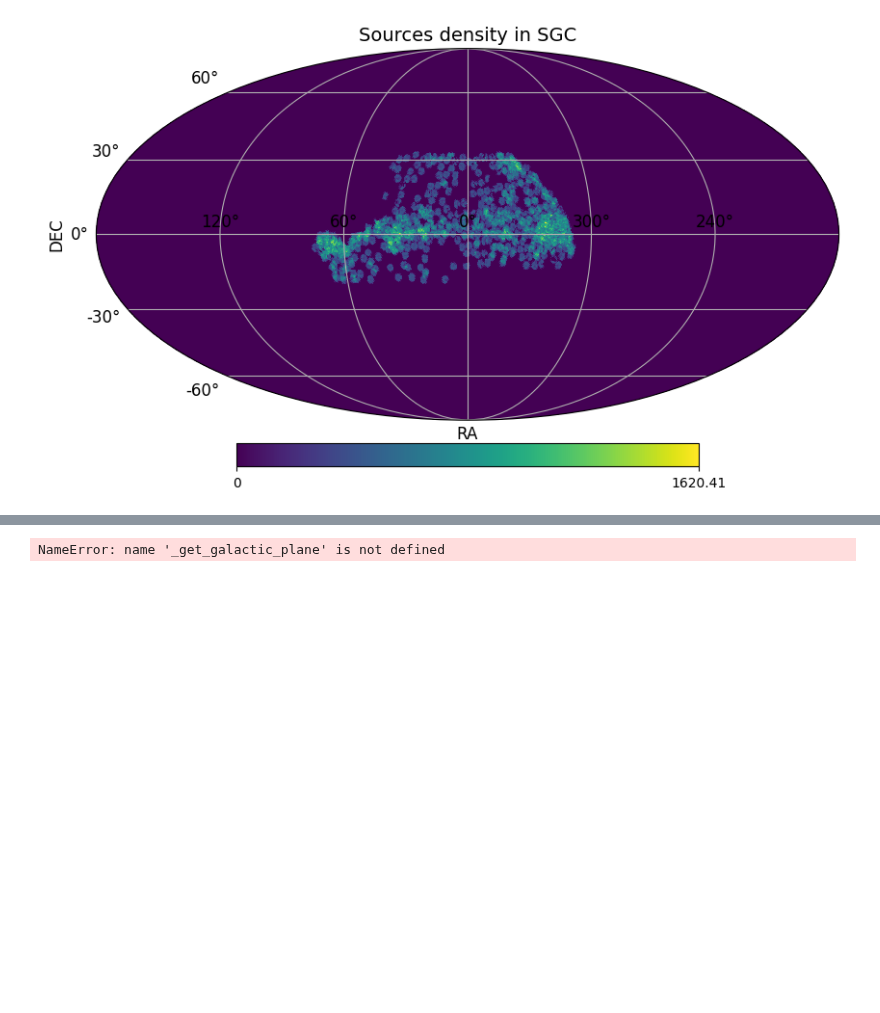
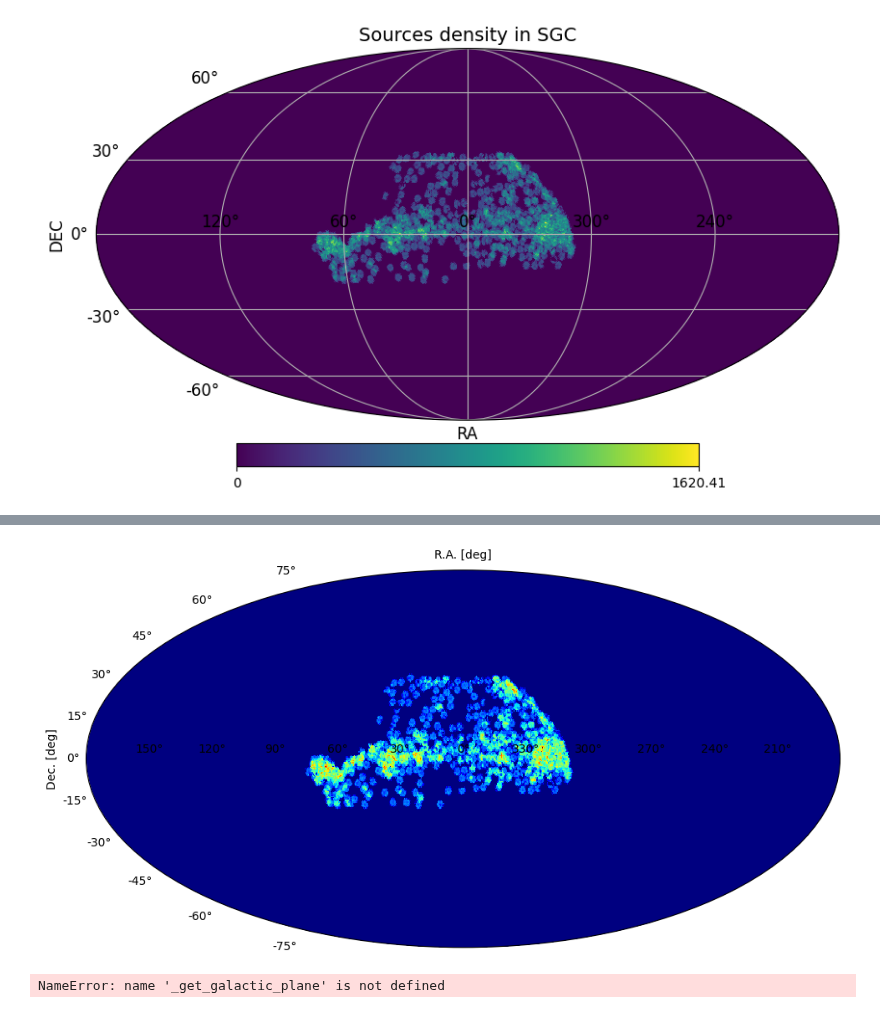
Before and after one commit to MarrybellMB/M2_Stage_Code, a Jupyter notebook: DESI Training.ipynb, the cells around one changed output, grey strips where cells are left out. Drawn from its saved outputs; the diff is of its cells as text; code cells hidden in the pictures; blank space fills up the shorter version.

```diff
--- a/DESI Training.ipynb
+++ b/DESI Training.ipynb
@@ -287,5 +216,7 @@ plot_moll2(NGC["RA"], NGC["DEC"], NSource_NGC/area_deg2, "NGC", show_legend = Fa
 # %%
-plot_moll(NSource_NGC/area_deg2, "NGC")
+plot_moll2(NSource_SGC/area_deg2, "SGC", rot=0);
+# %% [output]
+[figure, added]
 # %%
 plot_moll(NSource_SGC/area_deg2, "NGC")
 # %% [output]
```
Also changed, not shown: parts of 3 cells of this notebook.
